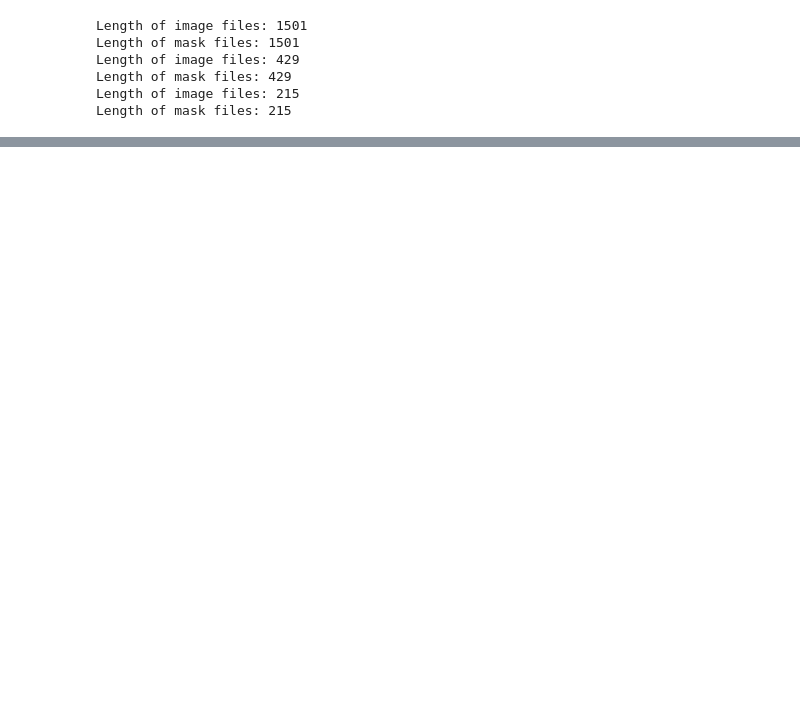
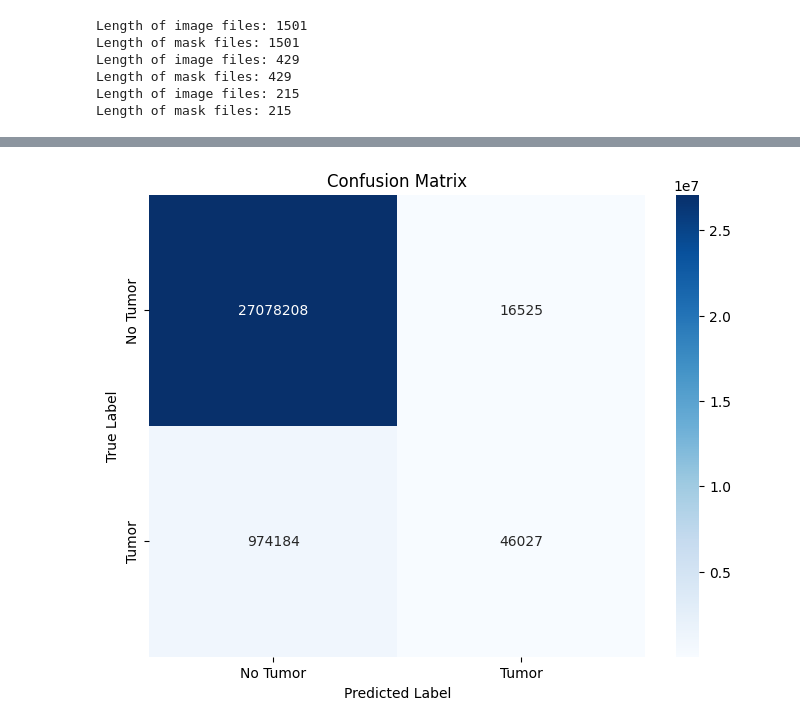
Before and after one commit to Salitre97/semantic-segmentation, a Jupyter notebook: notebooks/cnn_encdec_skip.ipynb, the cells around one changed output, grey strips where cells are left out. Drawn from its saved outputs; the diff is of its cells as text; code cells hidden in the pictures; blank space fills up the shorter version.

Commit message:
added confusion matrix and ran 50 epochs

```diff
--- a/notebooks/cnn_encdec_skip.ipynb
+++ b/notebooks/cnn_encdec_skip.ipynb
@@ -366,2 +304,42 @@ RuntimeError: Input type (torch.cuda.FloatTensor) and weight type (torch.FloatTe
+# %%
+def plot_confusion_matrix(conf_matrix, classes):
+    """
+    This function plots a given confusion matrix.
+
+    Parameters:
+    - conf_matrix: numpy array, the confusion matrix to be plotted
+    - classes: list of class names for the axis labels
+    """
+    plt.figure(figsize=(8, 6))
+    sns.heatmap(conf_matrix, annot=True, fmt="d", cmap=plt.cm.Blues, xticklabels=classes, yticklabels=classes)
+    plt.title('Confusion Matrix')
+    plt.ylabel('True Label')
+    plt.xlabel('Predicted Label')
+    plt.show()
+
+def incremental_conf_matrix(model, loader, device, classes):
+    model.to(device)
+    model.eval()
+    conf_matrix = np.zeros((len(classes), len(classes)), dtype=int)
+    with torch.no_grad():
+        for images, masks in loader:
+            images, masks = images.to(device), masks.to(device)
+            outputs = model(images)
+            # Ensure binary predictions by thresholding and converting to integer
+            predicted = (outputs > 0.5).float()
+            preds = predicted.view(-1).cpu().numpy().astype(int)  # Ensure binary and convert to int
+            actuals = masks.view(-1).cpu().numpy().astype(int)    # Ensure masks are also int
+
+            # Incrementally update confusion matrix
+            conf_matrix += confusion_matrix(actuals, preds, labels=range(len(classes)))
+    return conf_matrix
+
+
+model.to(device)
+
+conf_matrix = incremental_conf_matrix(model, valid_loader, device, classes=[0, 1])
+plot_confusion_matrix(conf_matrix, classes=['No Tumor', 'Tumor'])
+# %% [output]
+[figure, added]
 # %%
 # Plot training and validation loss
```
Also changed, not shown: parts of 5 cells of this notebook, 1 other file.
